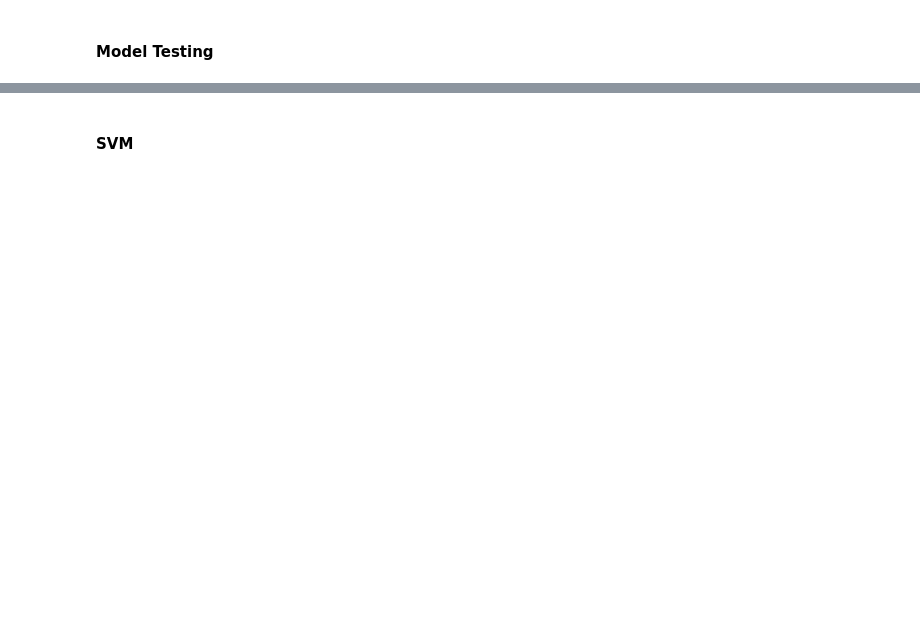
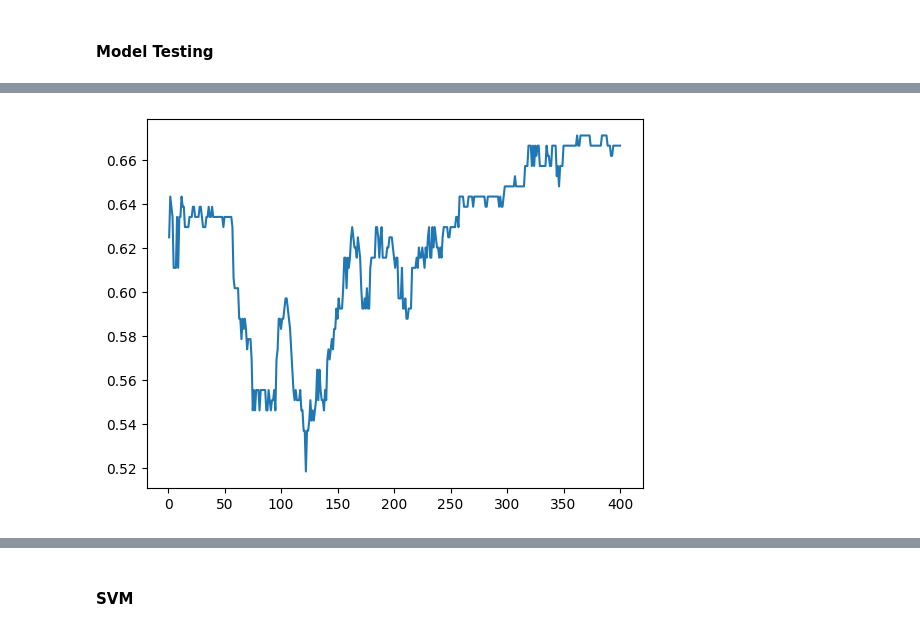
Before and after one commit to claireboyd/dirty_comments_and_clean_plates, a Jupyter notebook: models/model_framework.ipynb, the cells around one changed output, grey strips where cells are left out. Saved outputs shown, nothing was run; the diff lists cells and outputs as text; code cells hidden in the pictures; blank space fills up the shorter version.

```diff
--- a/models/model_framework.ipynb
+++ b/models/model_framework.ipynb
@@ -85,6 +150,6 @@ example
             0.0000,   1.0000,   0.0000,   0.0000,   0.0000,   0.0000,   0.0000]])}
 # %%
-def get_accuracy(val_dataloader, model):
+def get_accuracy(val_dataloader, model, include_features=False):
     model.eval()
 
     with torch.no_grad():
@@ -92,9 +157,10 @@ def get_accuracy(val_dataloader, model):
         n_examples = 0
         for data in val_dataloader:
             # get predicted probabilities, and labels with highest probability
-            predicted_labels = model(data['text'])
-            # predicted_labels = predicted_labels > 0.5
-            # correct = data['labels'] > 0.5
+            if include_features:
+                predicted_labels = model(data['text'], data['features'])
+            else:
+                predicted_labels = model(data['text'])
 
             #compute argmax
             _, preds = torch.max(predicted_labels, 1)
@@ -136,0 +208,21 @@ def plot_accuracies(val_accuracies):
+# %%
+class LogisticRegression(torch.nn.Module):
+   def __init__(self, input_dim, output_dim):
+      super(LogisticRegression, self).__init__()
+      self.linear = torch.nn.Linear(input_dim, output_dim)
+
+   def forward(self, x):
+      z = self.linear(x)
+      y_hat = torch.sigmoid(z)
+      return y_hat
+# %%
+input_dim = 7000 #vocab size
+output_dim = 2 #probabilities for two output classes
+
+log_regr_model = LogisticRegression(input_dim, output_dim)
+epochs = 400
+lr = 1e-03
+optimizer = torch.optim.SGD(log_regr_model.parameters(), lr=lr)
+loss_function = nn.NLLLoss()
+
+log_regr_val_accuracies = train_model(log_regr_model, train_dataloader, val_dataloader, optimizer, loss_function, epochs)
@@ -136,0 +234,4 @@ def plot_accuracies(val_accuracies):
+# %%
+plot_accuracies(log_regr_val_accuracies)
+# %% [output]
+[figure, added]
```
Also changed, not shown: parts of 23 cells of this notebook, 1 other file.
